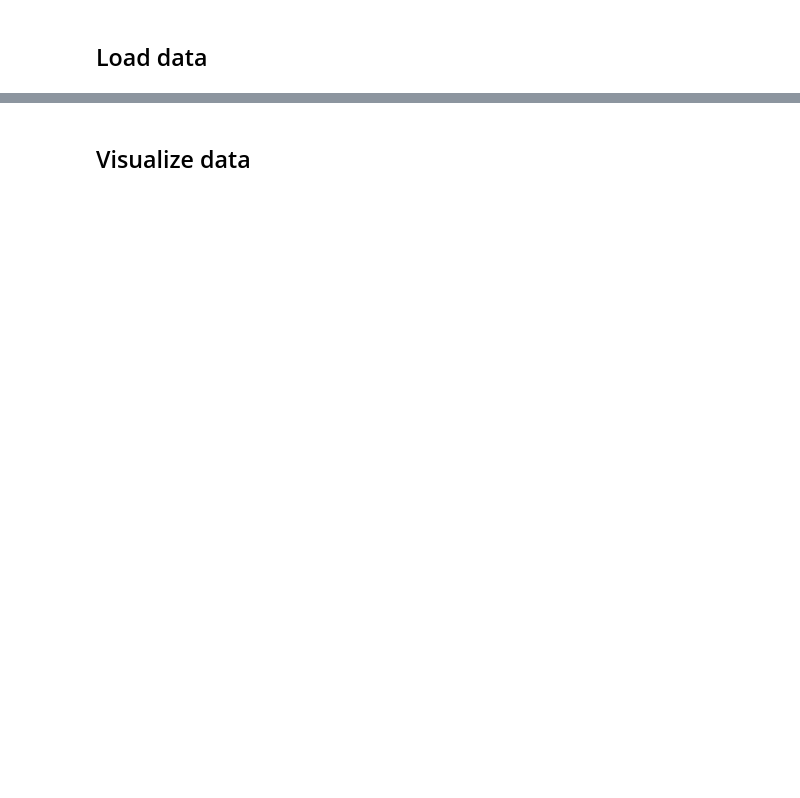
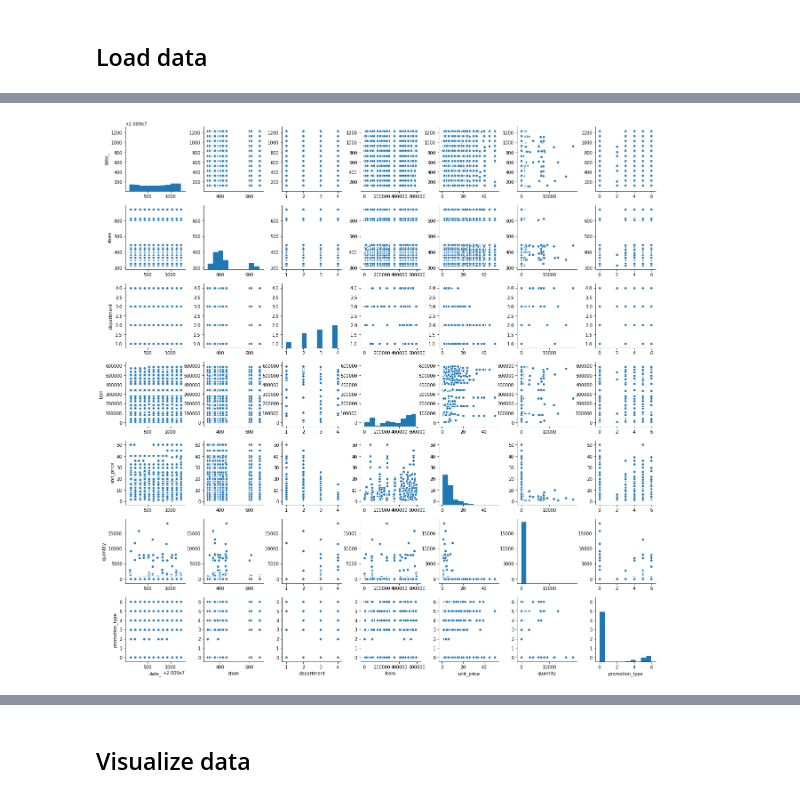
Before and after one commit to Justin-Yuan/retail-prediction, a Jupyter notebook: data processing.ipynb, the cells around one changed output, grey strips where cells are left out. Drawn from its saved outputs; the diff is of its cells as text; code cells hidden in the pictures; blank space fills up the shorter version.

```diff
--- a/data processing.ipynb
+++ b/data processing.ipynb
@@ -35,0 +23,5 @@ df
+# %%
+path = "data/hackathon_dataset_2009.dat"
+pairwise_plot(path)
+# %% [output]
+[figure, added]
```
Also changed, not shown: parts of 8 cells of this notebook, 2 other files.
